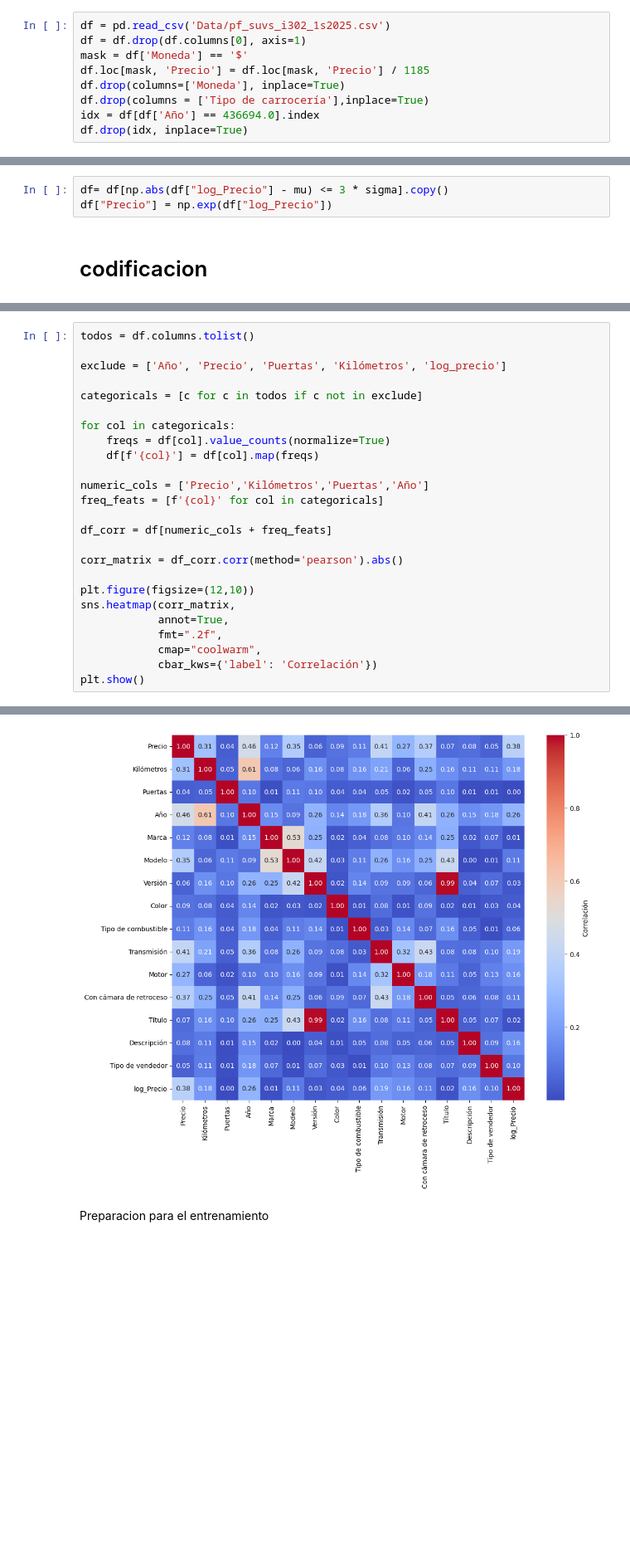
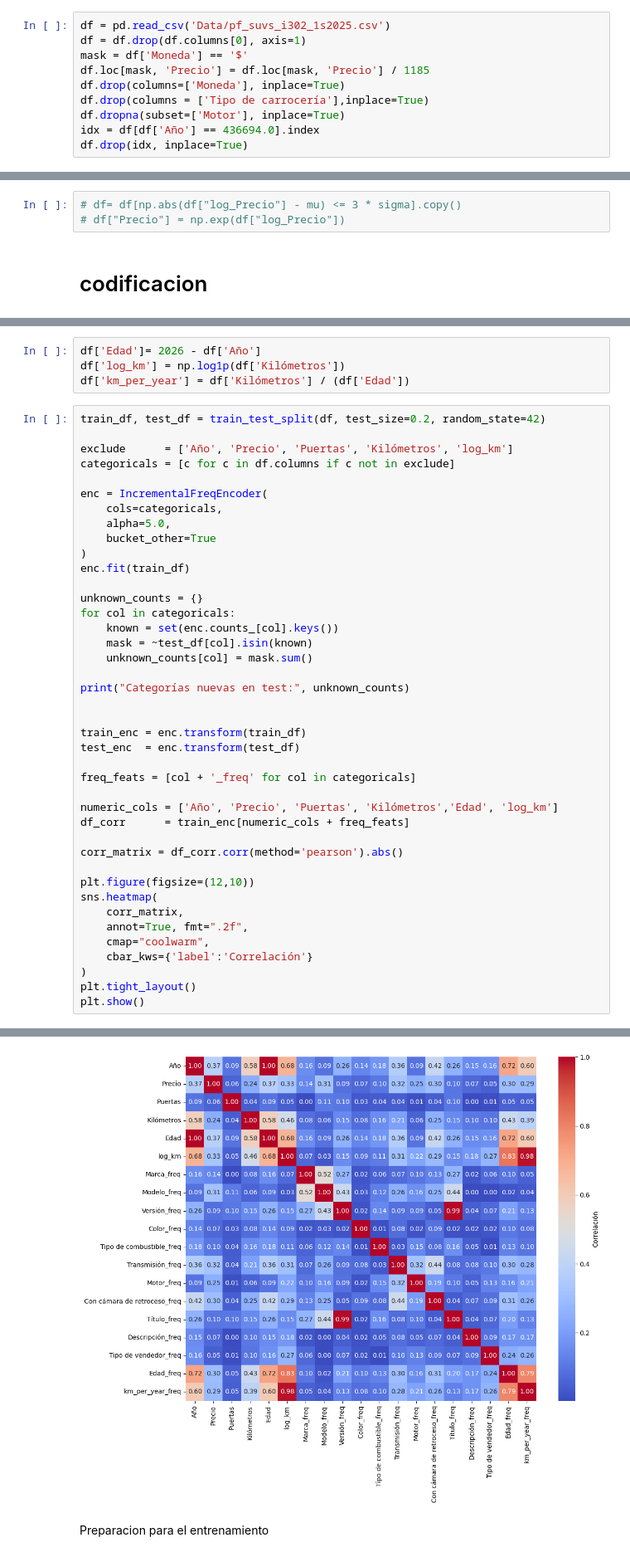
Before and after one commit to ignacio279/Machine-Learning-Vechetti-Vargas, a Jupyter notebook: Notebook.ipynb, the cells around one changed output, grey strips where cells are left out. Shown at 83% size. Saved outputs shown, nothing was run; the diff lists cells and outputs as text; blank space fills up the shorter version.

```diff
--- a/Notebook.ipynb
+++ b/Notebook.ipynb
@@ -30,6 +34,7 @@ mask = df['Moneda'] == '$'
 df.loc[mask, 'Precio'] = df.loc[mask, 'Precio'] / 1185
 df.drop(columns=['Moneda'], inplace=True)
 df.drop(columns = ['Tipo de carrocería'],inplace=True)
+df.dropna(subset=['Motor'], inplace=True)
 idx = df[df['Año'] == 436694.0].index
 df.drop(idx, inplace=True)
 # %%
@@ -159,6 +161,6 @@ Número de outliers: 187
 # %%
-df= df[np.abs(df["log_Precio"] - mu) <= 3 * sigma].copy()
-df["Precio"] = np.exp(df["log_Precio"])
+# df= df[np.abs(df["log_Precio"] - mu) <= 3 * sigma].copy()
+# df["Precio"] = np.exp(df["log_Precio"])
 # %% [markdown]
 # codificacion
 # %%
@@ -381,26 +434,46 @@ Name: count, Length: 134, dtype: int64
+# %%
+df['Edad']= 2026 - df['Año']
+df['log_km'] = np.log1p(df['Kilómetros'])
+df['km_per_year'] = df['Kilómetros'] / (df['Edad'])
 # %%
-todos = df.columns.tolist()
+train_df, test_df = train_test_split(df, test_size=0.2, random_state=42)
 
-exclude = ['Año', 'Precio', 'Puertas', 'Kilómetros', 'log_precio']
+exclude      = ['Año', 'Precio', 'Puertas', 'Kilómetros', 'log_km']
+categoricals = [c for c in df.columns if c not in exclude]
 
-categoricals = [c for c in todos if c not in exclude]
+enc = IncrementalFreqEncoder(
+    cols=categoricals,
+    alpha=5.0,
+    bucket_other=True
+)
+enc.fit(train_df)
 
+unknown_counts = {}
 for col in categoricals:
-    freqs = df[col].value_counts(normalize=True)
-    df[f'{col}'] = df[col].map(freqs)
+    known = set(enc.counts_[col].keys())
+    mask = ~test_df[col].isin(known)
+    unknown_counts[col] = mask.sum()
 
-numeric_cols = ['Precio','Kilómetros','Puertas','Año']
-freq_feats = [f'{col}' for col in categoricals]
+print("Categorías nuevas en test:", unknown_counts)
 
-df_corr = df[numeric_cols + freq_feats]
+
+train_enc = enc.transform(train_df)
+test_enc  = enc.transform(test_df)
+
+freq_feats = [col + '_freq' for col in categoricals]
+
+numeric_cols = ['Año', 'Precio', 'Puertas', 'Kilómetros','Edad', 'log_km']
+df_corr      = train_enc[numeric_cols + freq_feats]
 
 corr_matrix = df_corr.corr(method='pearson').abs()
 
 plt.figure(figsize=(12,10))
-sns.heatmap(corr_matrix,
-            annot=True,
-            fmt=".2f",
-            cmap="coolwarm",
-            cbar_kws={'label': 'Correlación'})
+sns.heatmap(
+    corr_matrix,
+    annot=True, fmt=".2f",
+    cmap="coolwarm",
+    cbar_kws={'label':'Correlación'}
+)
+plt.tight_layout()
 plt.show()
 # %% [output]
@@ -407,4 +481,4 @@ plt.show()
-[figure, old version]
+[figure, new version]
 # %% [markdown]
 Preparacion para el entrenamiento
 # %%
```
Also changed, not shown: parts of 18 cells of this notebook, 1 other file.
